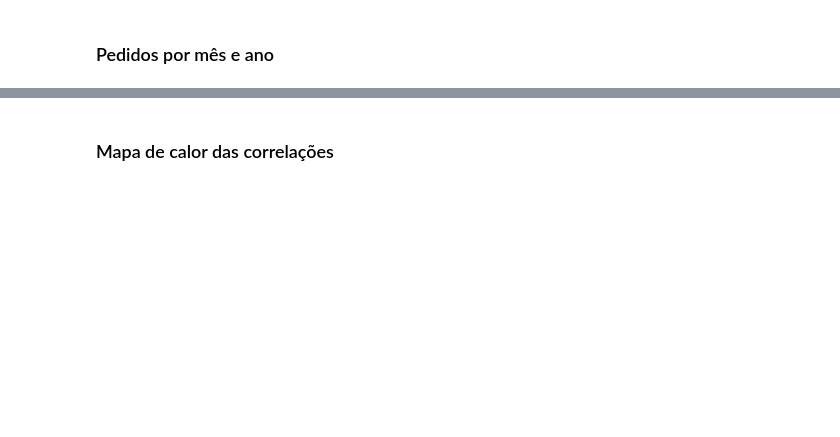
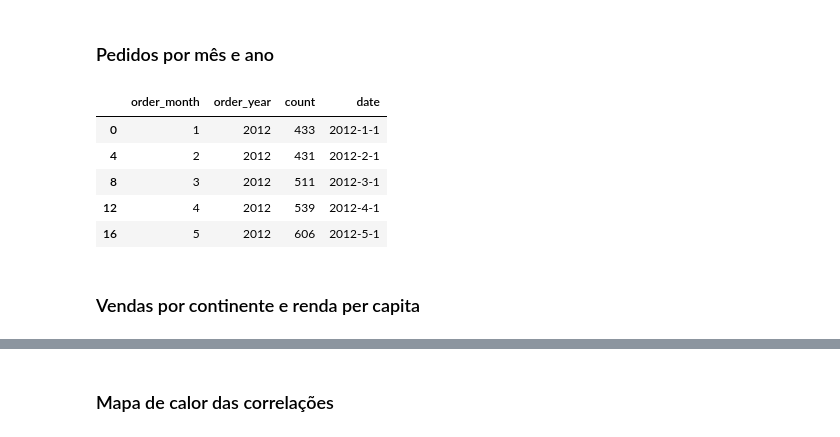
Before and after one commit to DellGarcia/SalesKPIDataAnalysis, a Jupyter notebook: main.ipynb, the cells around one changed output, grey strips where cells are left out. Drawn from its saved outputs; the diff is of its cells as text; code cells hidden in the pictures; blank space fills up the shorter version.

```diff
--- a/main.ipynb
+++ b/main.ipynb
@@ -176,8 +239,17 @@ order_per_year = order_per_year.sort_values(by=['count'])
 # %%
 order_per_month = filter_columns(database, ['order_year', 'order_month'])
 
 order_per_month = pd.DataFrame({
     'count' : order_per_month.groupby(by=['order_month', 'order_year'])['order_month'].count()
 }).reset_index()
 
 order_per_month = order_per_month.sort_values(by=['order_year', 'order_month'])
+order_per_month['date'] = order_per_month.apply(lambda order: f"{order['order_year']}-{order['order_month']}-1", axis=1)
+order_per_month.head()
+# %% [output]
+|  | order_month | order_year | count | date |
+| 0 | 1 | 2012 | 433 | 2012-1-1 |
+| 4 | 2 | 2012 | 431 | 2012-2-1 |
+| 8 | 3 | 2012 | 511 | 2012-3-1 |
+| 12 | 4 | 2012 | 539 | 2012-4-1 |
+| 16 | 5 | 2012 | 606 | 2012-5-1 |
@@ -183,0 +302,2 @@ order_per_month = order_per_month.sort_values(by=['order_year', 'order_month'])
+# %% [markdown]
+### Vendas por continente e renda per capita
```
Also changed, not shown: parts of 15 cells of this notebook.
